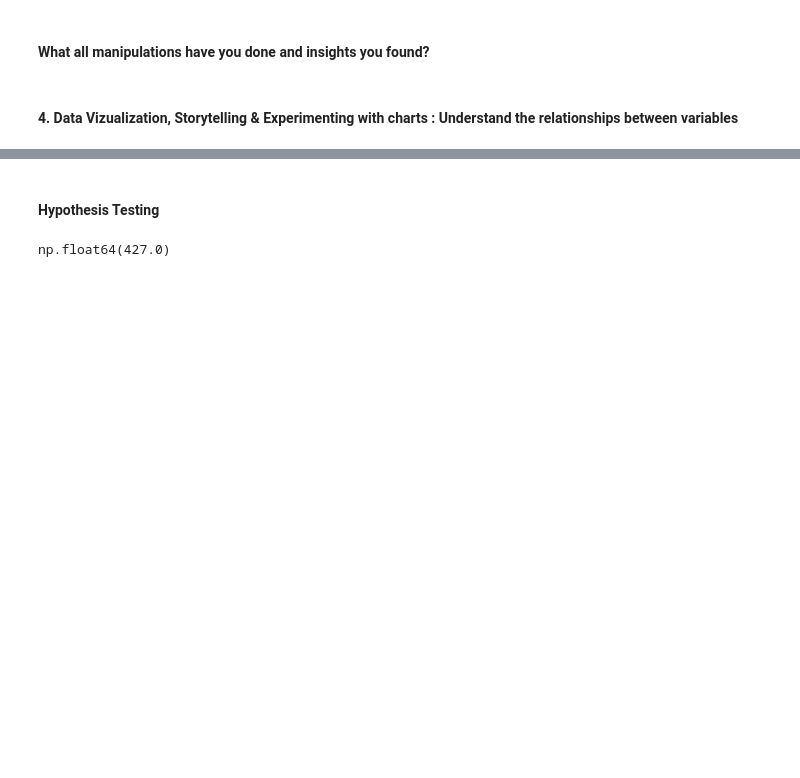
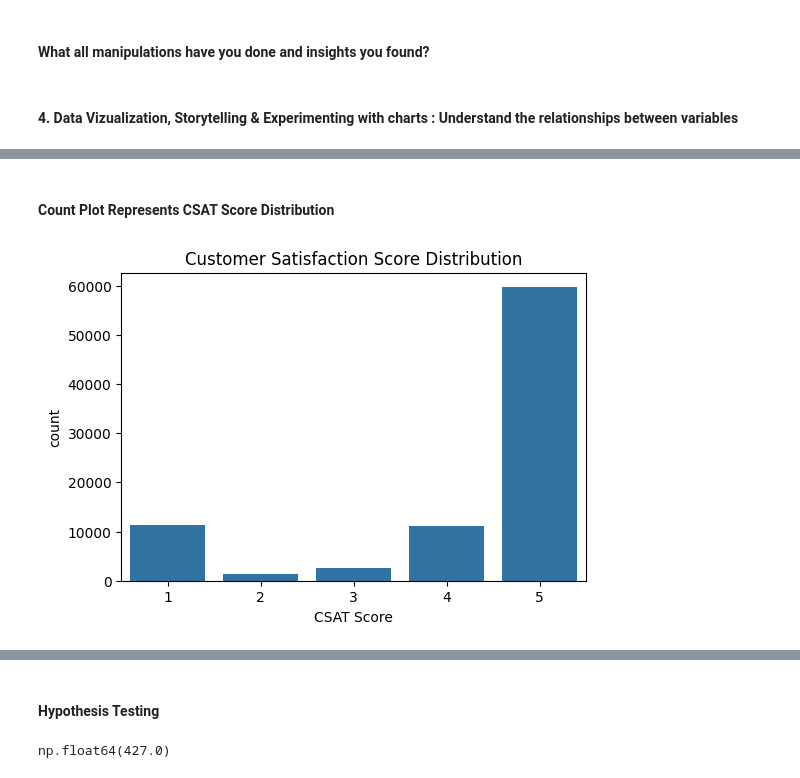
Before and after one commit to PODDA2N/AI-ML-Internship-of-DeepCSAT---Ecommerce-Customer-Satisfaction-Score, a Jupyter notebook: DeepCSAT - Ecommerce Customer Satisfaction Score.ipynb, the cells around one changed output, grey strips where cells are left out. Saved outputs shown, nothing was run; the diff lists cells and outputs as text; code cells hidden in the pictures; blank space fills up the shorter version.

```diff
--- a/DeepCSAT - Ecommerce Customer Satisfaction Score.ipynb
+++ b/DeepCSAT - Ecommerce Customer Satisfaction Score.ipynb
@@ -176,0 +204,9 @@ Unique Values: 5
+# %% [markdown]
+#### Count Plot Represents CSAT Score Distribution
+# %%
+plt.figure(figsize=(6,4))
+sns.countplot(data = data, x = 'CSAT Score')
+plt.title("Customer Satisfaction Score Distribution")
+plt.show()
+# %% [output]
+[figure, added]
```
Also changed, not shown: parts of 46 cells of this notebook.
